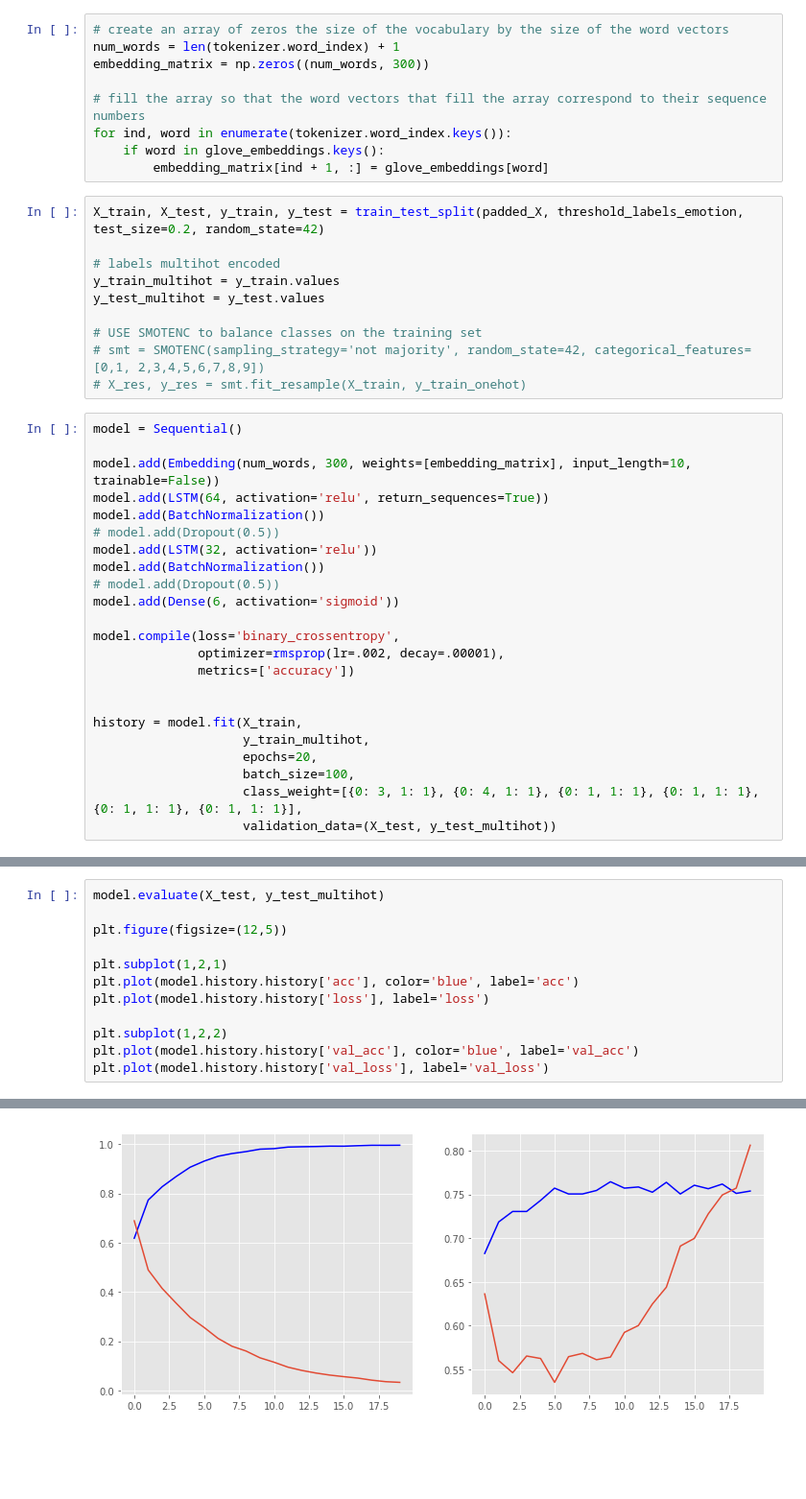
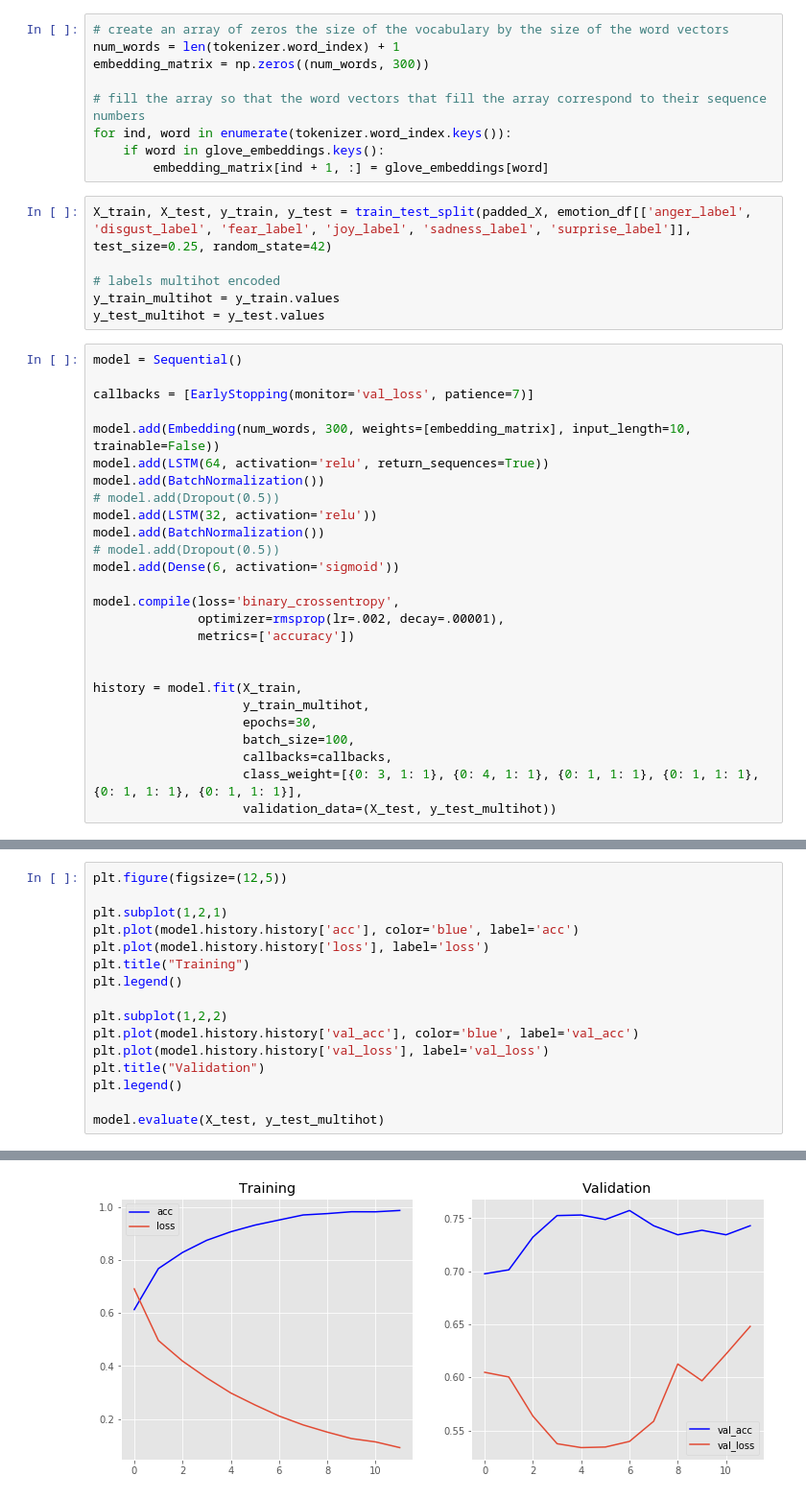
Before and after one commit to kemepley/Detecting_Emotions, a Jupyter notebook: Multilabel_Emotion_Classification.ipynb, the cells around one changed output, grey strips where cells are left out. Shown: that part at 96% size. Saved outputs shown, nothing was run; the diff lists cells and outputs as text; blank space fills up the shorter version.

```diff
--- a/Multilabel_Emotion_Classification.ipynb
+++ b/Multilabel_Emotion_Classification.ipynb
@@ -266,17 +326,15 @@ for ind, word in enumerate(tokenizer.word_index.keys()):
     if word in glove_embeddings.keys():
         embedding_matrix[ind + 1, :] = glove_embeddings[word]
 # %%
-X_train, X_test, y_train, y_test = train_test_split(padded_X, threshold_labels_emotion, test_size=0.2, random_state=42)
+X_train, X_test, y_train, y_test = train_test_split(padded_X, emotion_df[['anger_label', 'disgust_label', 'fear_label', 'joy_label', 'sadness_label', 'surprise_label']], test_size=0.25, random_state=42)
 
 # labels multihot encoded
 y_train_multihot = y_train.values
 y_test_multihot = y_test.values
-
-# USE SMOTENC to balance classes on the training set
-# smt = SMOTENC(sampling_strategy='not majority', random_state=42, categorical_features=[0,1, 2,3,4,5,6,7,8,9])
-# X_res, y_res = smt.fit_resample(X_train, y_train_onehot)
 # %%
 model = Sequential()
+
+callbacks = [EarlyStopping(monitor='val_loss', patience=7)]
 
 model.add(Embedding(num_words, 300, weights=[embedding_matrix], input_length=10, trainable=False))
 model.add(LSTM(64, activation='relu', return_sequences=True))
@@ -294,8 +352,9 @@ model.compile(loss='binary_crossentropy',
 
 history = model.fit(X_train,
                     y_train_multihot,
-                    epochs=20,
+                    epochs=30,
                     batch_size=100,
+                    callbacks=callbacks,
                     class_weight=[{0: 3, 1: 1}, {0: 4, 1: 1}, {0: 1, 1: 1}, {0: 1, 1: 1}, {0: 1, 1: 1}, {0: 1, 1: 1}],
                     validation_data=(X_test, y_test_multihot))
 # %% [output]
@@ -319,13 +378,17 @@ Epoch 20/20
 # %%
-model.evaluate(X_test, y_test_multihot)
-
 plt.figure(figsize=(12,5))
 
 plt.subplot(1,2,1)
 plt.plot(model.history.history['acc'], color='blue', label='acc')
 plt.plot(model.history.history['loss'], label='loss')
+plt.title("Training")
+plt.legend()
 
 plt.subplot(1,2,2)
 plt.plot(model.history.history['val_acc'], color='blue', label='val_acc')
 plt.plot(model.history.history['val_loss'], label='val_loss')
+plt.title("Validation")
+plt.legend()
+
+model.evaluate(X_test, y_test_multihot)
 # %% [output]
@@ -334,4 +397,4 @@ plt.plot(model.history.history['val_loss'], label='val_loss')
-[figure, old version]
+[figure, new version]
 # %%
 model.save('RNN_multiclass_emotion.h5')
 
```
Also changed, not shown: parts of 29 cells of this notebook.
